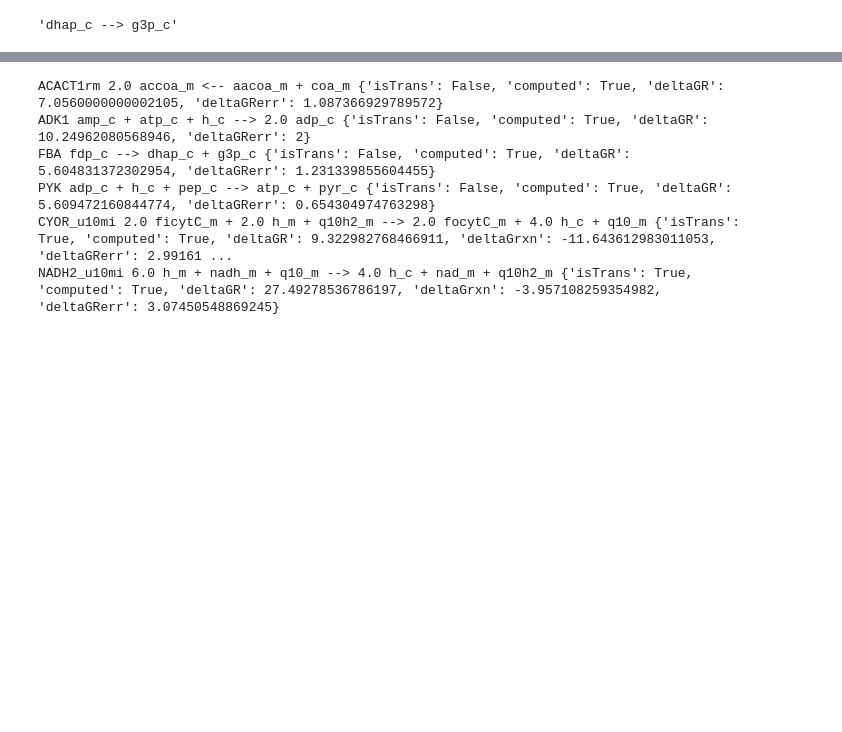
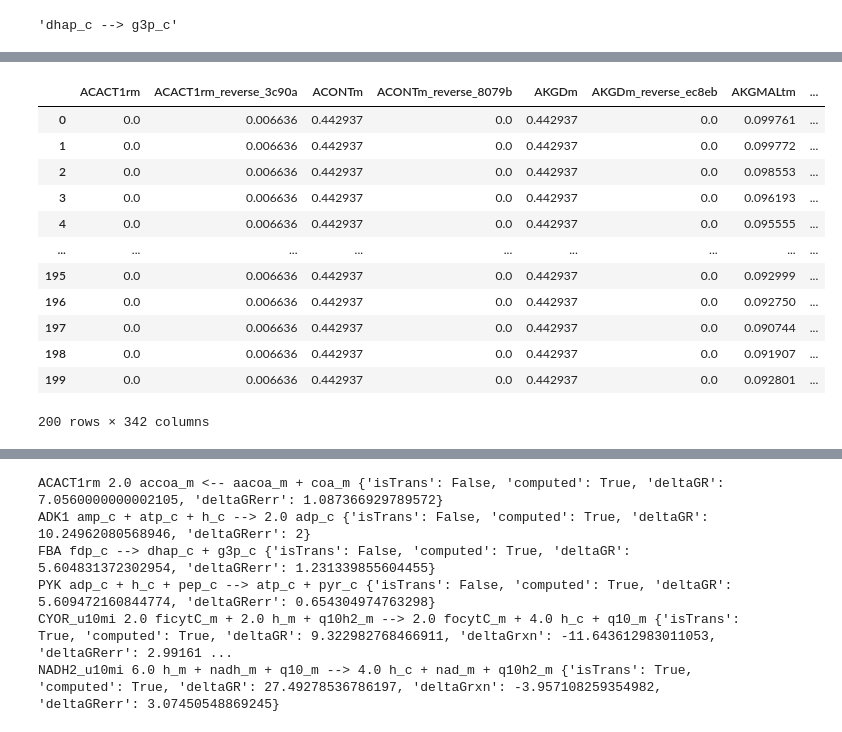
Before and after one commit to weilandtd/competitive_catabolism, a Jupyter notebook: mechanistic_model/data_integration.ipynb, the cells around one changed output, grey strips where cells are left out. Cells and saved outputs as stored; diff of their text form; code cells hidden in the pictures; blank space fills up the shorter version.

```diff
--- a/mechanistic_model/data_integration.ipynb
+++ b/mechanistic_model/data_integration.ipynb
@@ -1094,6 +1116,22 @@ TVA.loc[[ 'DG_'+r for r in aspartate_malate_shuttle],:]/0.239006
 | DG_MDHm | -1.004159 | -0.125520 | 0.878639 | -0.564839 |
 | DG_ASPGLUm | -1.004159 | -0.125520 | 0.878639 | -0.564839 |
 | DG_AKGMALtm | -1.004159 | -0.125520 | 0.878639 | -0.564839 |
+# %%
+sampling
+# %% [output]
+|  | ACACT1rm | ACACT1rm_reverse_3c90a | ACONTm | ACONTm_reverse_8079b | AKGDm | AKGDm_reverse_ec8eb | AKGMALtm | ... |
+| 0 | 0.0 | 0.006636 | 0.442937 | 0.0 | 0.442937 | 0.0 | 0.099761 | ... |
+| 1 | 0.0 | 0.006636 | 0.442937 | 0.0 | 0.442937 | 0.0 | 0.099772 | ... |
+| 2 | 0.0 | 0.006636 | 0.442937 | 0.0 | 0.442937 | 0.0 | 0.098553 | ... |
+| 3 | 0.0 | 0.006636 | 0.442937 | 0.0 | 0.442937 | 0.0 | 0.096193 | ... |
+| 4 | 0.0 | 0.006636 | 0.442937 | 0.0 | 0.442937 | 0.0 | 0.095555 | ... |
+| ... | ... | ... | ... | ... | ... | ... | ... | ... |
+| 195 | 0.0 | 0.006636 | 0.442937 | 0.0 | 0.442937 | 0.0 | 0.092999 | ... |
+| 196 | 0.0 | 0.006636 | 0.442937 | 0.0 | 0.442937 | 0.0 | 0.092750 | ... |
+| 197 | 0.0 | 0.006636 | 0.442937 | 0.0 | 0.442937 | 0.0 | 0.090744 | ... |
+| 198 | 0.0 | 0.006636 | 0.442937 | 0.0 | 0.442937 | 0.0 | 0.091907 | ... |
+| 199 | 0.0 | 0.006636 | 0.442937 | 0.0 | 0.442937 | 0.0 | 0.092801 | ... |
+200 rows × 342 columns
 # %%
 f, ax = plt.subplots(2,2, figsize=(9,6))
 
```
Also changed, not shown: parts of 28 cells of this notebook, 8 other files.
